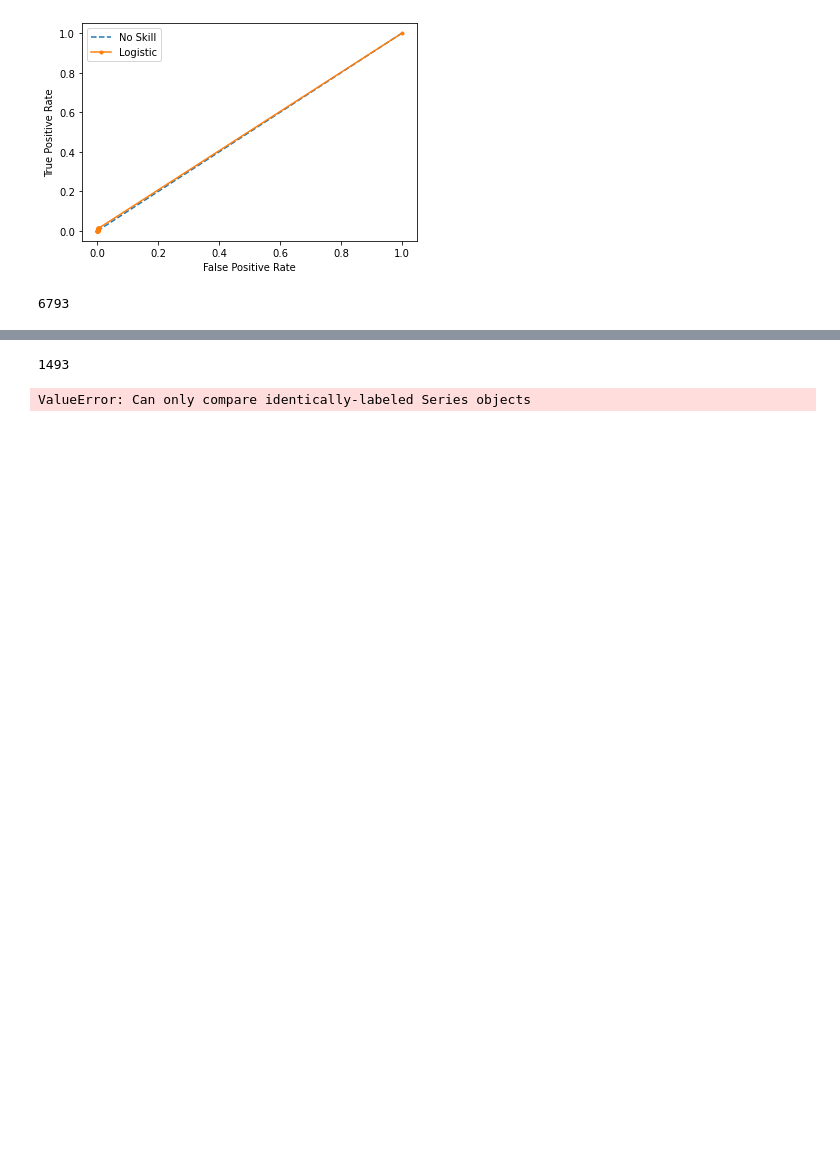
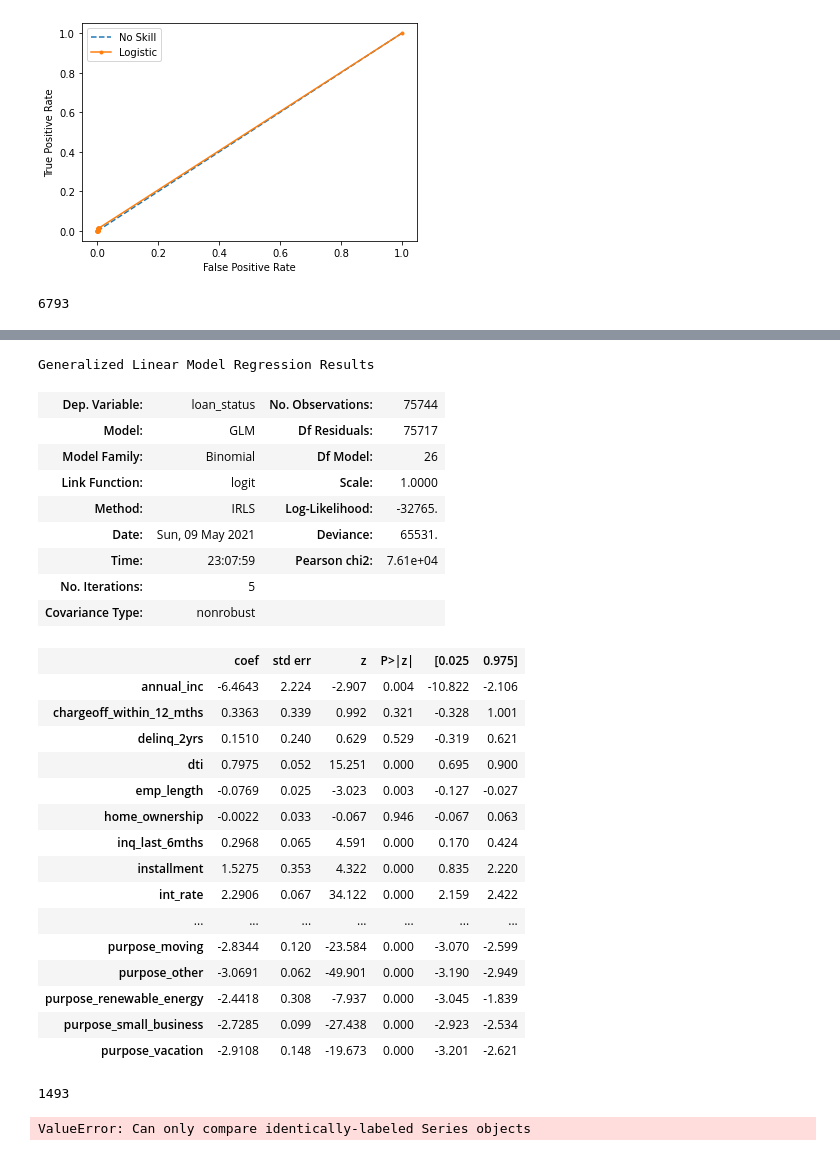
Before and after one commit to MarlonFacey/LoanDataLogReg, a Jupyter notebook: Loan Data EDA.ipynb, the cells around one changed output, grey strips where cells are left out. Saved outputs shown, nothing was run; the diff lists cells and outputs as text; code cells hidden in the pictures; blank space fills up the shorter version.

```diff
--- a/Loan Data EDA.ipynb
+++ b/Loan Data EDA.ipynb
@@ -344,3 +355,32 @@ ValueError: Can only compare identically-labeled Series objects
+# %%
+res.summary()
+# %% [output]
+Generalized Linear Model Regression Results
+| Dep. Variable: | loan_status | No. Observations: | 75744 |
+| Model: | GLM | Df Residuals: | 75717 |
+| Model Family: | Binomial | Df Model: | 26 |
+| Link Function: | logit | Scale: | 1.0000 |
+| Method: | IRLS | Log-Likelihood: | -32765. |
+| Date: | Sun, 09 May 2021 | Deviance: | 65531. |
+| Time: | 23:07:59 | Pearson chi2: | 7.61e+04 |
+| No. Iterations: | 5 |  |  |
+| Covariance Type: | nonrobust |  |  |
+|  | coef | std err | z | P>|z| | [0.025 | 0.975] |
+| annual_inc | -6.4643 | 2.224 | -2.907 | 0.004 | -10.822 | -2.106 |
+| chargeoff_within_12_mths | 0.3363 | 0.339 | 0.992 | 0.321 | -0.328 | 1.001 |
+| delinq_2yrs | 0.1510 | 0.240 | 0.629 | 0.529 | -0.319 | 0.621 |
+| dti | 0.7975 | 0.052 | 15.251 | 0.000 | 0.695 | 0.900 |
+| emp_length | -0.0769 | 0.025 | -3.023 | 0.003 | -0.127 | -0.027 |
+| home_ownership | -0.0022 | 0.033 | -0.067 | 0.946 | -0.067 | 0.063 |
+| inq_last_6mths | 0.2968 | 0.065 | 4.591 | 0.000 | 0.170 | 0.424 |
+| installment | 1.5275 | 0.353 | 4.322 | 0.000 | 0.835 | 2.220 |
+| int_rate | 2.2906 | 0.067 | 34.122 | 0.000 | 2.159 | 2.422 |
+| ... | ... | ... | ... | ... | ... | ... |
+| purpose_moving | -2.8344 | 0.120 | -23.584 | 0.000 | -3.070 | -2.599 |
+| purpose_other | -3.0691 | 0.062 | -49.901 | 0.000 | -3.190 | -2.949 |
+| purpose_renewable_energy | -2.4418 | 0.308 | -7.937 | 0.000 | -3.045 | -1.839 |
+| purpose_small_business | -2.7285 | 0.099 | -27.438 | 0.000 | -2.923 | -2.534 |
+| purpose_vacation | -2.9108 | 0.148 | -19.673 | 0.000 | -3.201 | -2.621 |
 # %%
 np.sum(preds==1)
 # %% [output]
```
Also changed, not shown: parts of 16 cells of this notebook.
